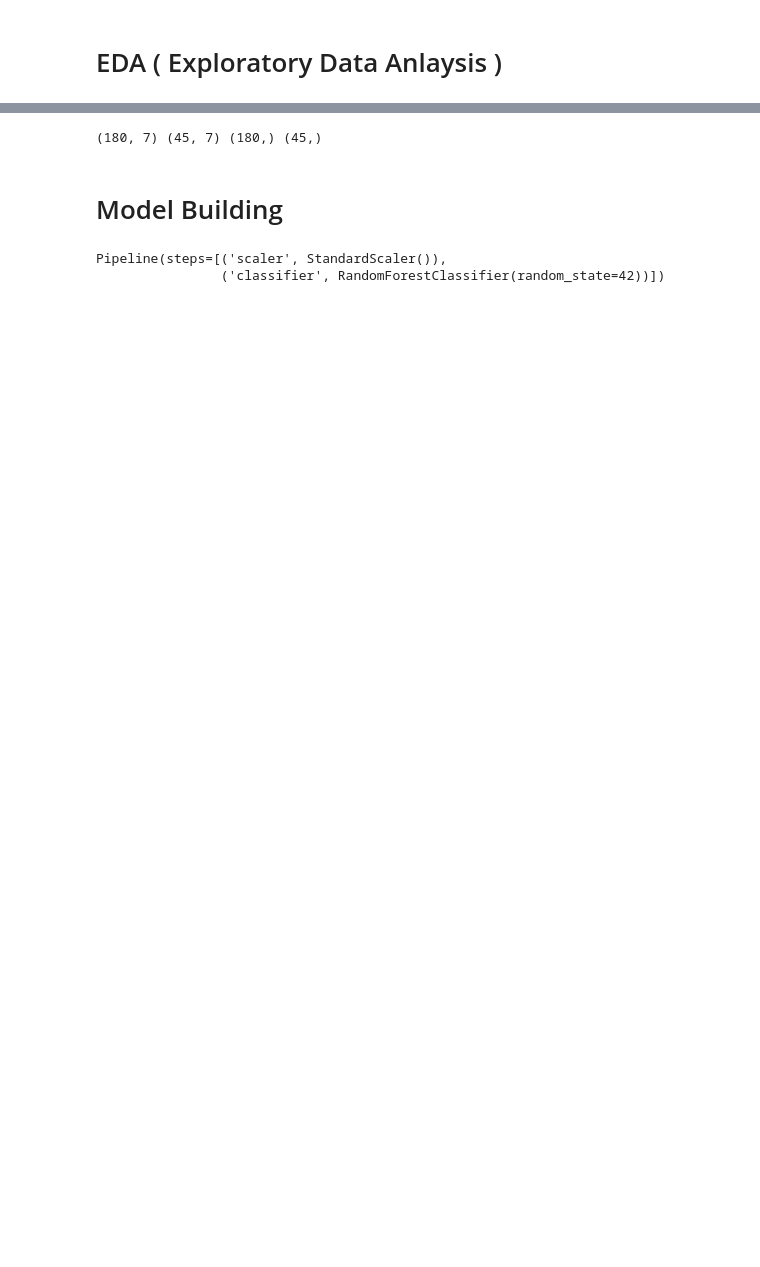
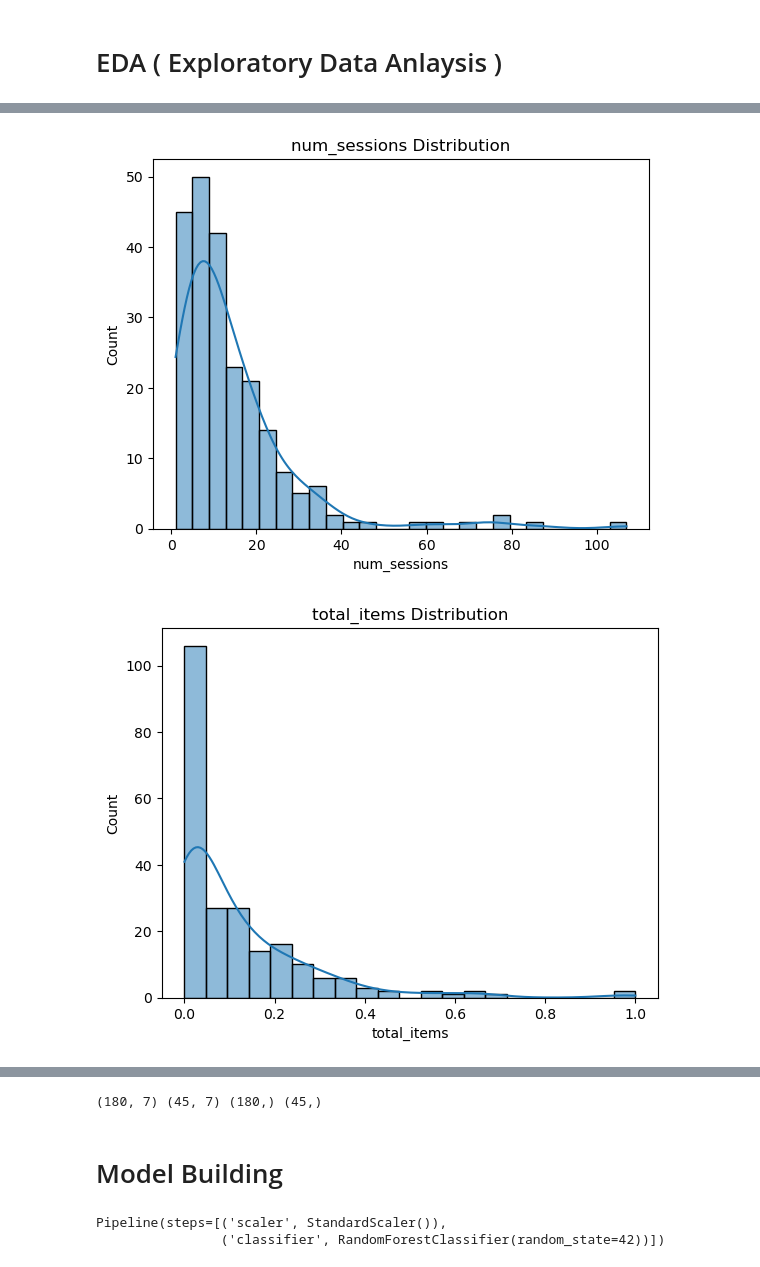
Before and after one commit to ZeroDiscord/AI-ML, a Jupyter notebook: project/main.ipynb, the cells around one changed output, grey strips where cells are left out. Cells and saved outputs as stored; diff of their text form; code cells hidden in the pictures; blank space fills up the shorter version.

```diff
--- a/project/main.ipynb
+++ b/project/main.ipynb
@@ -202,0 +240,10 @@ plt.show()
+# %%
+features_to_plot = ['num_sessions', 'total_items', 'total_songs', 'tenure']
+for feature in features_to_plot:
+    plt.figure()
+    sns.histplot(user_activity[feature], kde=True)
+    plt.title(f'{feature} Distribution')
+    plt.show()
+# %% [output]
+[figure, added]
+[figure, added]
```
Also changed, not shown: parts of 14 cells of this notebook, 1 other file.
